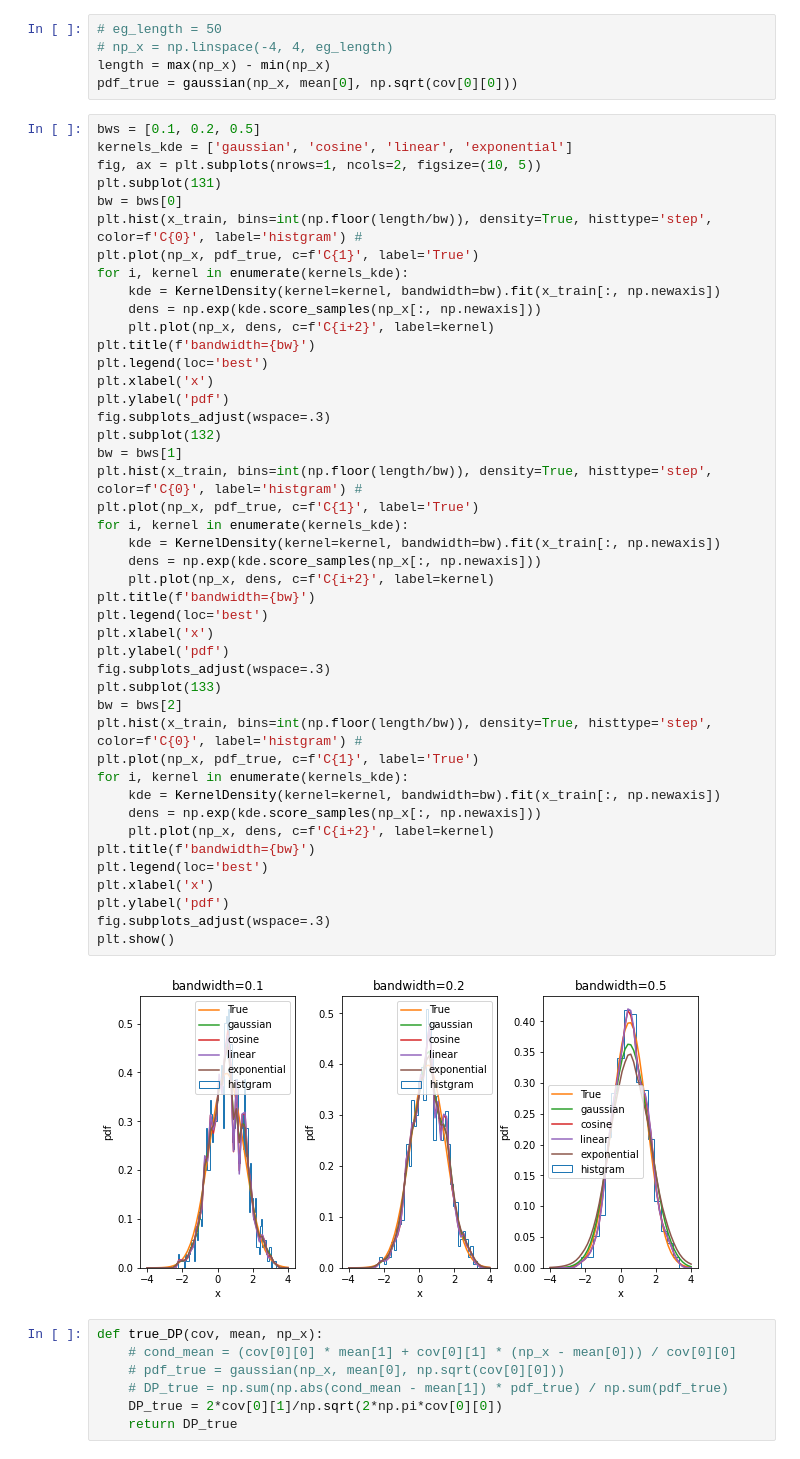
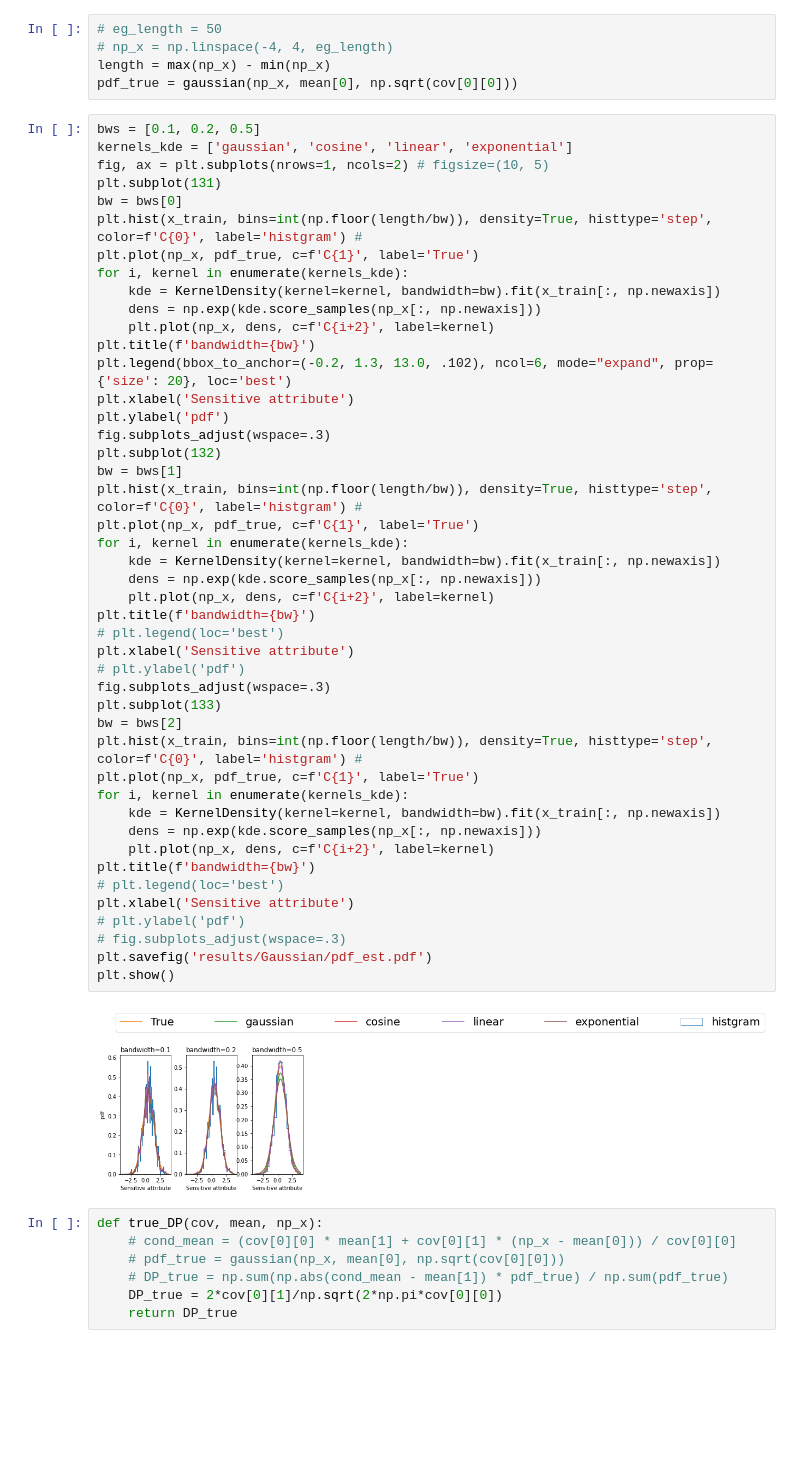
Before and after one commit to zhimengj0326/GDP, a Jupyter notebook: synthetic/kde_gau.ipynb, the cells around one changed output. Saved outputs shown, nothing was run; the diff lists cells and outputs as text; blank space fills up the shorter version.

```diff
--- a/synthetic/kde_gau.ipynb
+++ b/synthetic/kde_gau.ipynb
@@ -110,49 +115,50 @@ pdf_true = gaussian(np_x, mean[0], np.sqrt(cov[0][0]))
 # %%
 bws = [0.1, 0.2, 0.5]
 kernels_kde = ['gaussian', 'cosine', 'linear', 'exponential']
-fig, ax = plt.subplots(nrows=1, ncols=2, figsize=(10, 5))
+fig, ax = plt.subplots(nrows=1, ncols=2) # figsize=(10, 5)
 plt.subplot(131)
 bw = bws[0]
 plt.hist(x_train, bins=int(np.floor(length/bw)), density=True, histtype='step', color=f'C{0}', label='histgram') #
 plt.plot(np_x, pdf_true, c=f'C{1}', label='True')
 for i, kernel in enumerate(kernels_kde):
     kde = KernelDensity(kernel=kernel, bandwidth=bw).fit(x_train[:, np.newaxis])
     dens = np.exp(kde.score_samples(np_x[:, np.newaxis]))
     plt.plot(np_x, dens, c=f'C{i+2}', label=kernel)
 plt.title(f'bandwidth={bw}')
-plt.legend(loc='best')
-plt.xlabel('x')
+plt.legend(bbox_to_anchor=(-0.2, 1.3, 13.0, .102), ncol=6, mode="expand", prop={'size': 20}, loc='best')
+plt.xlabel('Sensitive attribute')
 plt.ylabel('pdf')
 fig.subplots_adjust(wspace=.3)
 plt.subplot(132)
 bw = bws[1]
 plt.hist(x_train, bins=int(np.floor(length/bw)), density=True, histtype='step', color=f'C{0}', label='histgram') #
 plt.plot(np_x, pdf_true, c=f'C{1}', label='True')
 for i, kernel in enumerate(kernels_kde):
     kde = KernelDensity(kernel=kernel, bandwidth=bw).fit(x_train[:, np.newaxis])
     dens = np.exp(kde.score_samples(np_x[:, np.newaxis]))
     plt.plot(np_x, dens, c=f'C{i+2}', label=kernel)
 plt.title(f'bandwidth={bw}')
-plt.legend(loc='best')
-plt.xlabel('x')
-plt.ylabel('pdf')
+# plt.legend(loc='best')
+plt.xlabel('Sensitive attribute')
+# plt.ylabel('pdf')
 fig.subplots_adjust(wspace=.3)
 plt.subplot(133)
 bw = bws[2]
 plt.hist(x_train, bins=int(np.floor(length/bw)), density=True, histtype='step', color=f'C{0}', label='histgram') #
 plt.plot(np_x, pdf_true, c=f'C{1}', label='True')
 for i, kernel in enumerate(kernels_kde):
     kde = KernelDensity(kernel=kernel, bandwidth=bw).fit(x_train[:, np.newaxis])
     dens = np.exp(kde.score_samples(np_x[:, np.newaxis]))
     plt.plot(np_x, dens, c=f'C{i+2}', label=kernel)
 plt.title(f'bandwidth={bw}')
-plt.legend(loc='best')
-plt.xlabel('x')
-plt.ylabel('pdf')
-fig.subplots_adjust(wspace=.3)
+# plt.legend(loc='best')
+plt.xlabel('Sensitive attribute')
+# plt.ylabel('pdf')
+# fig.subplots_adjust(wspace=.3)
+plt.savefig('results/Gaussian/pdf_est.pdf')
 plt.show()
 # %% [output]
-[figure, old version]
+[figure, new version]
 # %%
 def true_DP(cov, mean, np_x):
     # cond_mean = (cov[0][0] * mean[1] + cov[0][1] * (np_x - mean[0])) / cov[0][0]
```
Also changed, not shown: parts of 13 cells of this notebook, 17 other files.
